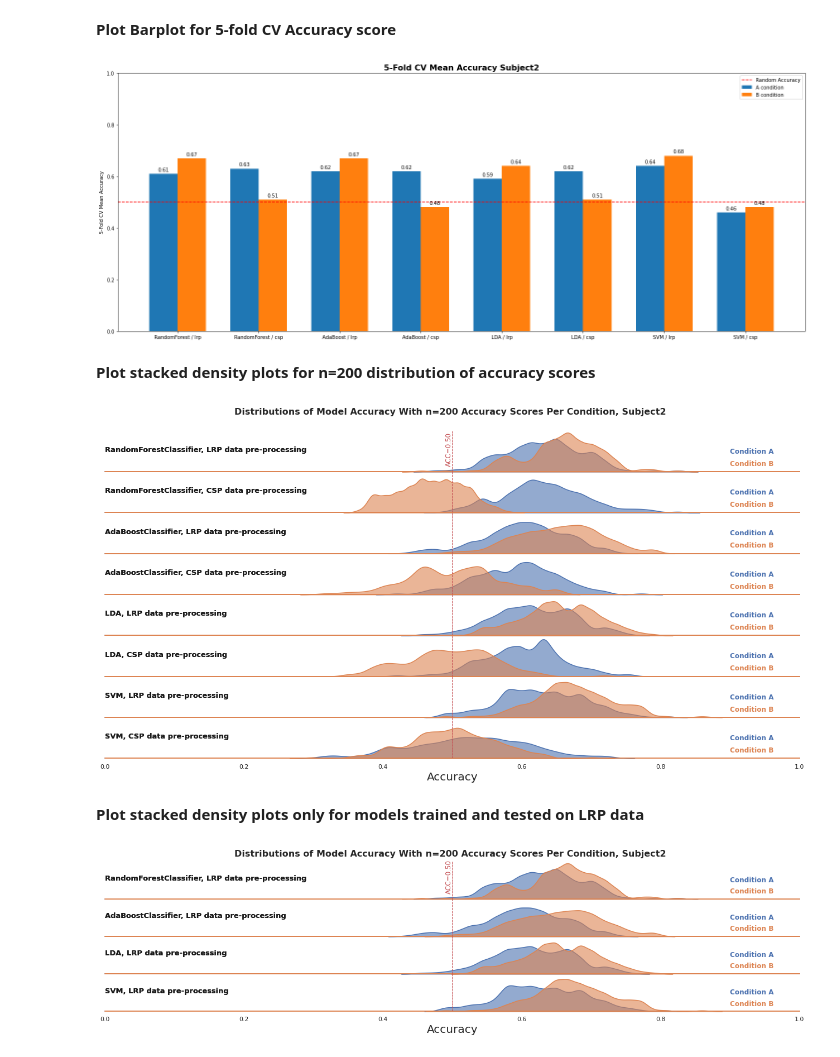
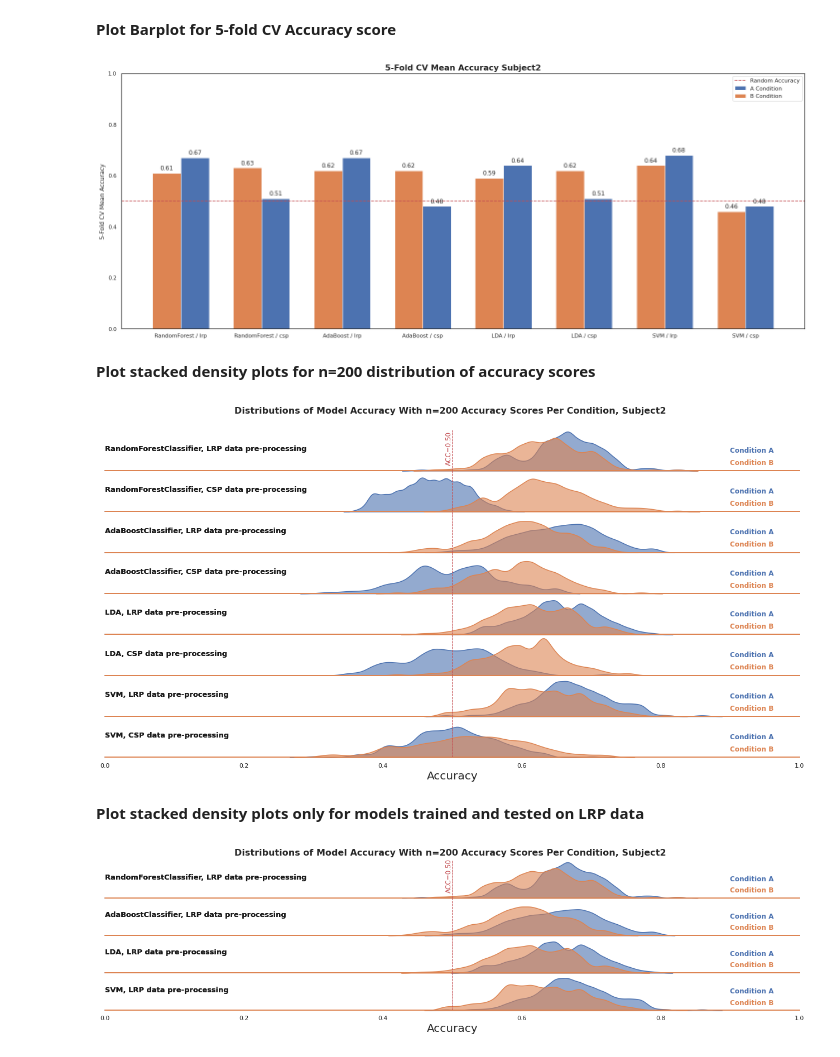
Before and after one commit to brisenodaniel/DataMiningGroupProject, a Jupyter notebook: src/HyperparameterTuningModelSelection.ipynb, the cells around one changed output. Drawn from its saved outputs; the diff is of its cells as text; code cells hidden in the pictures.

Commit message:
Plot Cleanup

```diff
--- a/src/HyperparameterTuningModelSelection.ipynb
+++ b/src/HyperparameterTuningModelSelection.ipynb
@@ -957,6 +991,9 @@ Obtaining 200 sample distribution of accuracy scores for SVM using reduction met
          Done. Wall time elapsed: 0:09:39.740900
 CPU times: user 13h 39min 6s, sys: 10h 44min 35s, total: 1d 23min 42s
 Wall time: 3h 45min 25s
+# %%
+with open('./bin/clfs_s1_NoFilt.p','rb') as clf_pickle_file:
+    tuned_clfs_s1 = pickle.load(clf_pickle_file)
 # %% [markdown]
 **Plot Barplot for 5-fold CV Accuracy score**
 # %%
@@ -1086,22 +1123,25 @@ Obtaining 200 sample distribution of accuracy scores for SVM using reduction met
          Done. Wall time elapsed: 0:10:44.661345
 CPU times: user 6h 40min 22s, sys: 5h 9min 46s, total: 11h 50min 9s
 Wall time: 2h 9min 52s
+# %%
+with open('./bin/clfs_s2_NoFilt.p','rb') as clf_pickle_file:
+    tuned_clfs_s2 = pickle.load(clf_pickle_file)
 # %% [markdown]
 **Plot Barplot for 5-fold CV Accuracy score**
 # %%
-make_barplt(tuned_clfs_s2, subject_number=2, plot_name='ModelAccuracyCV_s2_NoFilt_brplt')
+make_barplt(tuned_clfs_s2, subject_number=2, plot_name='ModelAccuracyCV_s2_NoFilt_brplt', lblivrt=True)
 # %% [output]
-[figure, old version]
+[figure, new version]
 # %% [markdown]
 **Plot stacked density plots for n=200 distribution of accuracy scores**
 # %%
-make_overlapping_density(tuned_clfs_s2, subject_number=2, plot_name='ModelAccuracyDist_s2_NoFilt_densityplt')
+make_overlapping_density(tuned_clfs_s2, subject_number=2, plot_name='ModelAccuracyDist_s2_NoFilt_densityplt', lblivrt=True)
 # %% [output]
-[figure, old version]
+[figure, new version]
 # %% [markdown]
 **Plot stacked density plots only for models trained and tested on LRP data**
 # %%
 clfs_lrp = [clf for clf in tuned_clfs_s2 if clf['reduction_method']=='lrp']
-make_overlapping_density(clfs_lrp, subject_number=2, plot_name='ModelAccuracyLRPdist_s2_NoFilt_densityplt')
+make_overlapping_density(clfs_lrp, subject_number=2, plot_name='ModelAccuracyLRPdist_s2_NoFilt_densityplt', lblivrt=True)
 # %% [output]
-[figure, old version]
+[figure, new version]
```
Also changed, not shown: parts of 1 cell of this notebook, 5 other files.
